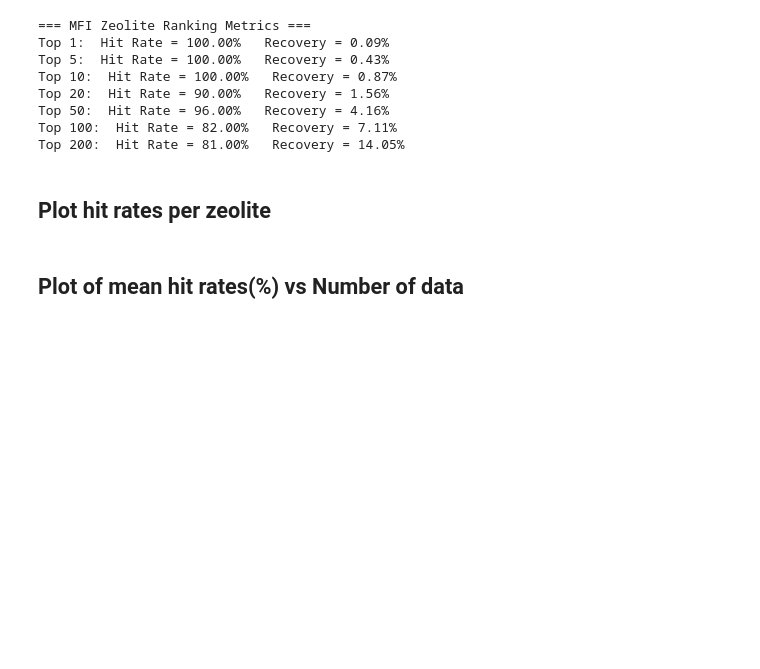
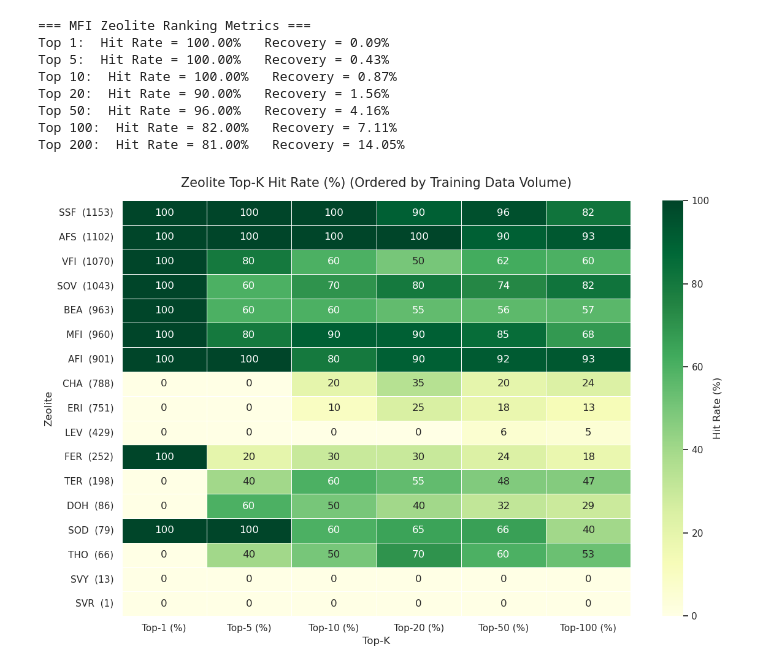
Before and after one commit to CelineGuo/zeorev-chemprop, a Jupyter notebook: ranking/ranking_eval.ipynb, the cells around one changed output. Drawn from its saved outputs; the diff is of its cells as text; code cells hidden in the pictures; blank space fills up the shorter version.

```diff
--- a/ranking/ranking_eval.ipynb
+++ b/ranking/ranking_eval.ipynb
@@ -58,5 +155,3 @@ Top 20:  Hit Rate = 90.00%   Recovery = 1.56%
 Top 50:  Hit Rate = 96.00%   Recovery = 4.16%
 Top 100:  Hit Rate = 82.00%   Recovery = 7.11%
 Top 200:  Hit Rate = 81.00%   Recovery = 14.05%
-# %% [markdown]
-## Plot hit rates per zeolite
@@ -104,36 +369,47 @@ data = {
 }
 
 
 df = pd.DataFrame(data).set_index("Zeolite")
 
+# Sort by number of training data
 df_sorted = df.sort_values(by="#True Data in Training", ascending=False)
+
+# Extract only Top-K columns
 topk_df = df_sorted.loc[:, df_sorted.columns.str.contains("Top")]
 
+# -----------------------------
+# Plot heatmap with training counts
+# -----------------------------
 plt.figure(figsize=(12, 8))
 sns.set(style="whitegrid")
 
 ax = sns.heatmap(
     topk_df,
     annot=True, fmt=".0f",
     cmap="YlGn",
     cbar_kws={'label': 'Hit Rate (%)'},
     linewidths=0.5,
-    vmin=0, vmax=100)
+    vmin=0, vmax=100
+)
 
+# Add title and labels
 ax.set_title("Zeolite Top-K Hit Rate (%) (Ordered by Training Data Volume)", fontsize=15, pad=16)
 ax.set_xlabel("Top-K")
 ax.set_ylabel("Zeolite")
 
+# -----------------------------
+# Add number of training data next to y-axis labels
+# -----------------------------
 ax.set_yticklabels(
     [f"{label.get_text()}  ({df_sorted.loc[label.get_text(), '#True Data in Training']})"
      for label in ax.get_yticklabels()],
     rotation=0
 )
 
 plt.tight_layout()
 plt.show()
+# %% [output]
+[figure, added]
-# %% [markdown]
-## Plot of mean hit rates(%) vs Number of data
 # %%
 import pandas as pd
 import matplotlib.pyplot as plt
```
Also changed, not shown: parts of 18 cells of this notebook, 1 other file.
